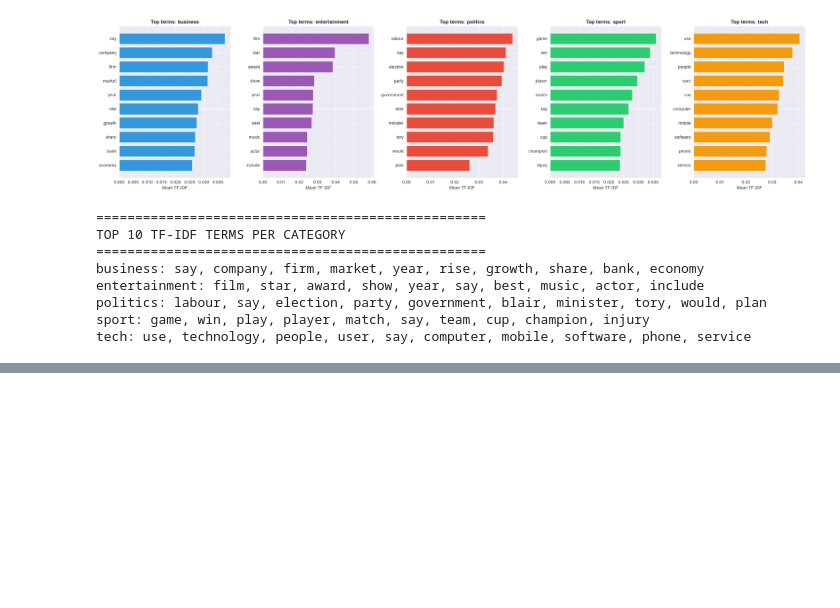
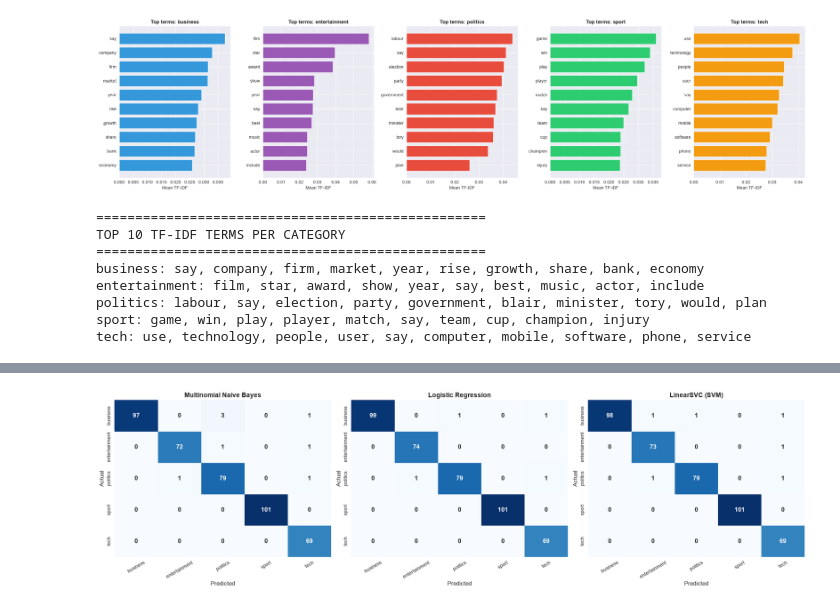
Before and after one commit to AhmadR-11/AI-ML-Projects, a Jupyter notebook: Sentiment-Text-Classifier/Text_Classifier.ipynb, the cells around one changed output, grey strips where cells are left out. Drawn from its saved outputs; the diff is of its cells as text; code cells hidden in the pictures; blank space fills up the shorter version.

```diff
--- a/Sentiment-Text-Classifier/Text_Classifier.ipynb
+++ b/Sentiment-Text-Classifier/Text_Classifier.ipynb
@@ -861,0 +1202,24 @@ tech: use, technology, people, user, say, computer, mobile, software, phone, ser
+# %%
+# ──────────────────────────────────────────────
+# Confusion Matrices (Raw Counts) — All Models
+# ──────────────────────────────────────────────
+fig, axes = plt.subplots(1, 3, figsize=(21, 6))
+
+for ax, (name, preds) in zip(axes, predictions.items()):
+    cm = confusion_matrix(y_test, preds, labels=labels_sorted)
+    sns.heatmap(
+        cm, annot=True, fmt='d', cmap='Blues',
+        xticklabels=labels_sorted, yticklabels=labels_sorted,
+        cbar=False, annot_kws={'size': 13, 'weight': 'bold'},
+        ax=ax
+    )
+    ax.set_title(name, fontsize=14, fontweight='bold')
+    ax.set_xlabel('Predicted', fontsize=12)
+    ax.set_ylabel('Actual', fontsize=12)
+    ax.tick_params(axis='x', rotation=30)
+
+plt.tight_layout()
+plt.savefig('outputs/07_confusion_matrices.png', dpi=150, bbox_inches='tight')
+plt.show()
+# %% [output]
+[figure, added]
```
Also changed, not shown: parts of 26 cells of this notebook.
